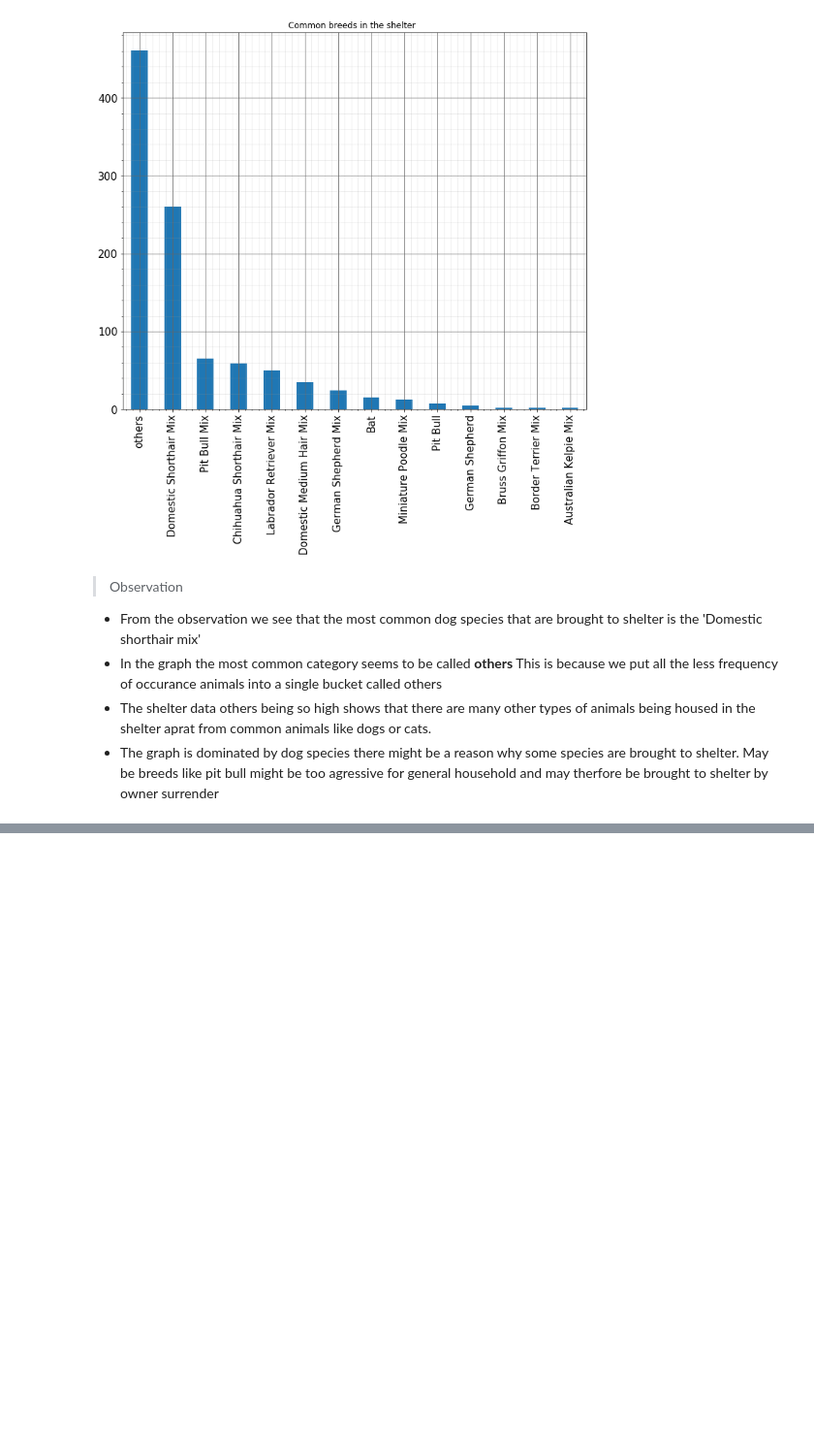
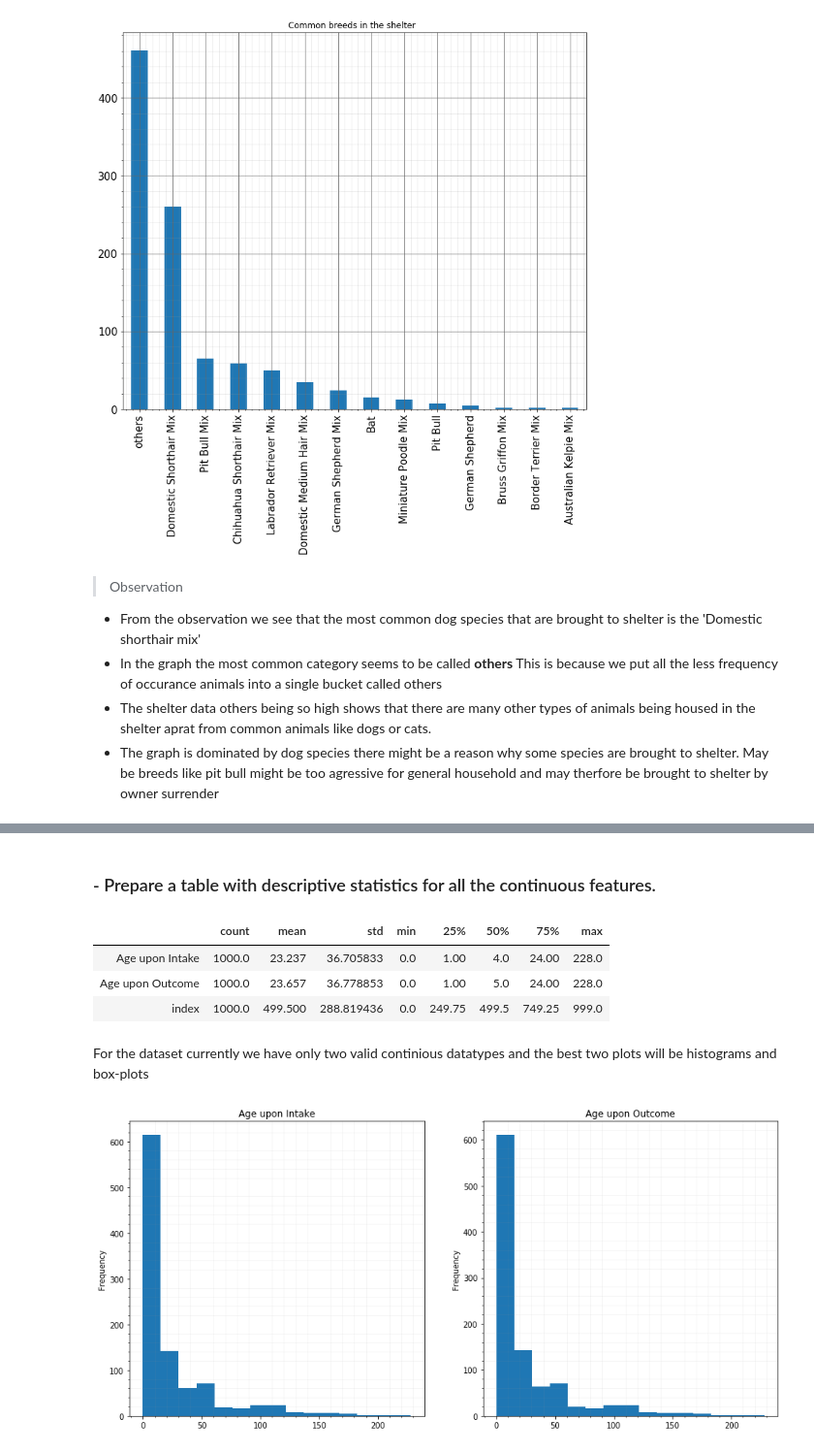
Before and after one commit to sachsom95/Animal-shelter-data-Exploratory-Analysis, a Jupyter notebook: Animal_shelter_data_analysis.ipynb, the cells around one changed output, grey strips where cells are left out. Shown at 97% size. Drawn from its saved outputs; the diff is of its cells as text; code cells hidden in the pictures; blank space fills up the shorter version.

```diff
--- a/Animal_shelter_data_analysis.ipynb
+++ b/Animal_shelter_data_analysis.ipynb
@@ -808,0 +833,29 @@ plt.grid(b=True, which='minor', color='#999999', linestyle='-', alpha=0.2)
+# %% [markdown]
+### - Prepare a table with descriptive statistics for all the continuous features.
+# %%
+continuous_attributes = df.select_dtypes(['int64']).columns
+df[continuous_attributes].describe().T
+# %% [output]
+|  | count | mean | std | min | 25% | 50% | 75% | max |
+| Age upon Intake | 1000.0 | 23.237 | 36.705833 | 0.0 | 1.00 | 4.0 | 24.00 | 228.0 |
+| Age upon Outcome | 1000.0 | 23.657 | 36.778853 | 0.0 | 1.00 | 5.0 | 24.00 | 228.0 |
+| index | 1000.0 | 499.500 | 288.819436 | 0.0 | 249.75 | 499.5 | 749.25 | 999.0 |
+# %% [markdown]
+For the dataset currently we have only two valid continious datatypes and the best two plots will be histograms and box-plots
+# %%
+plt.subplot(1,2,1)
+plt.grid(b=True, which='major', color='#666666', linestyle='-')
+plt.minorticks_on()
+plt.grid(b=True, which='minor', color='#999999', linestyle='-', alpha=.1)
+f = df['Age upon Intake'].plot(kind='hist', figsize=(15,7), bins=15, title="Age upon Intake")
+
+# --------------------------
+
+
+plt.subplot(1,2,2)
+plt.grid(b=True, which='major', color='#666666', linestyle='-')
+plt.minorticks_on()
+plt.grid(b=True, which='minor', color='#999999', linestyle='-', alpha=.1)
+f2 = df['Age upon Outcome'].plot(kind='hist', bins=15,figsize=(15,7), title="Age upon Outcome")
+# %% [output]
+[figure, added]
```
Also changed, not shown: parts of 29 cells of this notebook.
